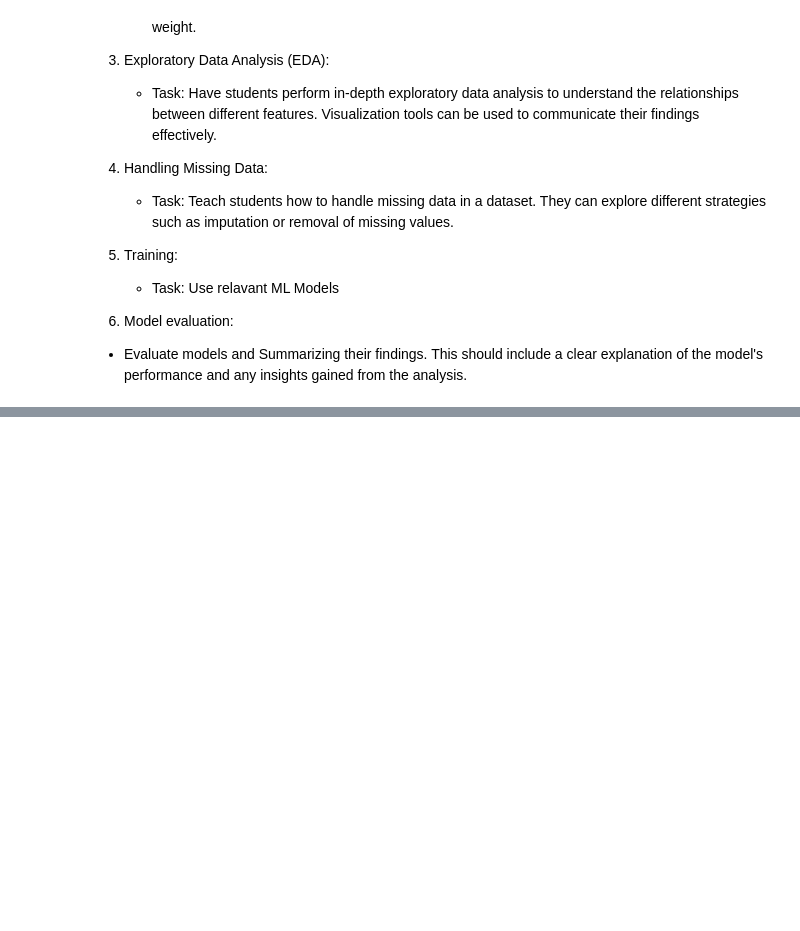
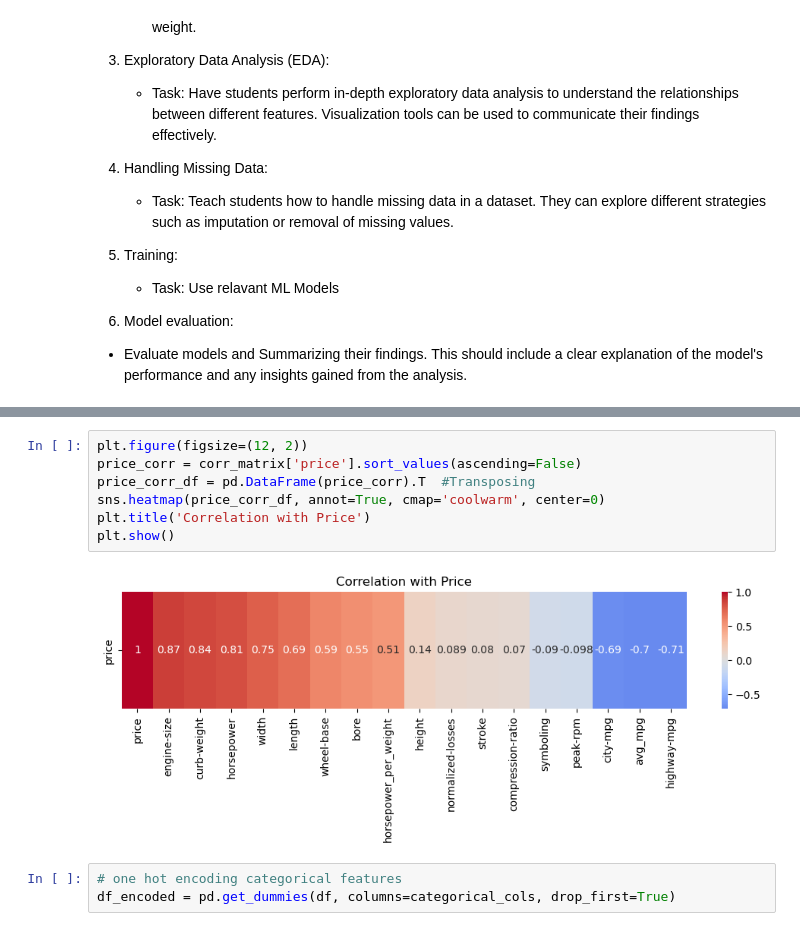
Before and after one commit to saquib-hassan/ml_b24, a Jupyter notebook: Assignment_Car_Pricing/Regression - Predicting Car Prices with Machine Learning.ipynb, the cells around one changed output, grey strips where cells are left out. Drawn from its saved outputs; the diff is of its cells as text; blank space fills up the shorter version.

```diff
--- a/Assignment_Car_Pricing/Regression - Predicting Car Prices with Machine Learning.ipynb
+++ b/Assignment_Car_Pricing/Regression - Predicting Car Prices with Machine Learning.ipynb
@@ -44,0 +208,12 @@ Index(['symboling', 'normalized-losses', 'make', 'fuel-type', 'aspiration',
+# %%
+plt.figure(figsize=(12, 2))
+price_corr = corr_matrix['price'].sort_values(ascending=False)
+price_corr_df = pd.DataFrame(price_corr).T  #Transposing
+sns.heatmap(price_corr_df, annot=True, cmap='coolwarm', center=0)
+plt.title('Correlation with Price')
+plt.show()
+# %% [output]
+[figure, added]
+# %%
+# one hot encoding categorical features
+df_encoded = pd.get_dummies(df, columns=categorical_cols, drop_first=True)
```
Also changed, not shown: parts of 38 cells of this notebook, 1 other file.
